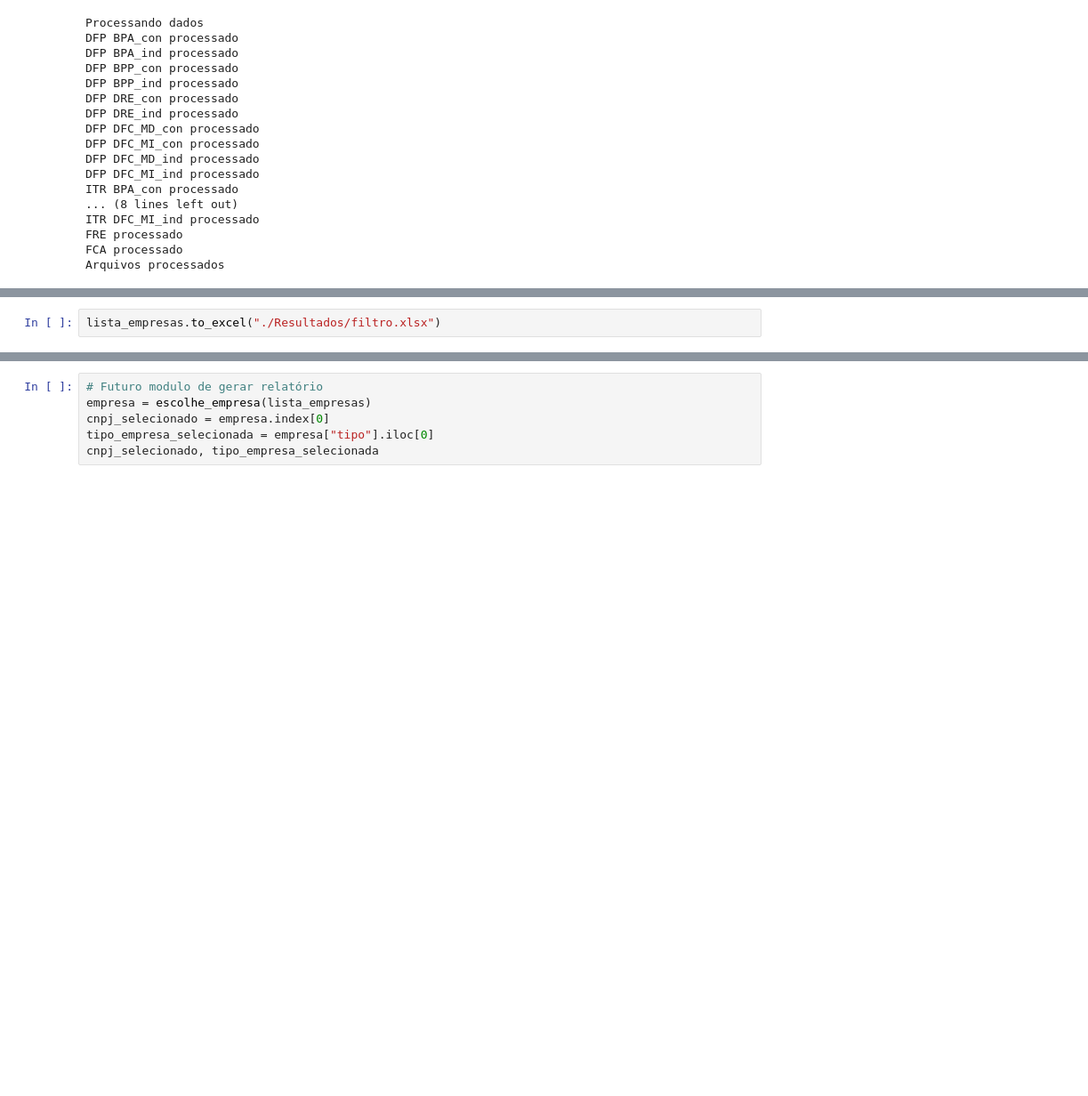
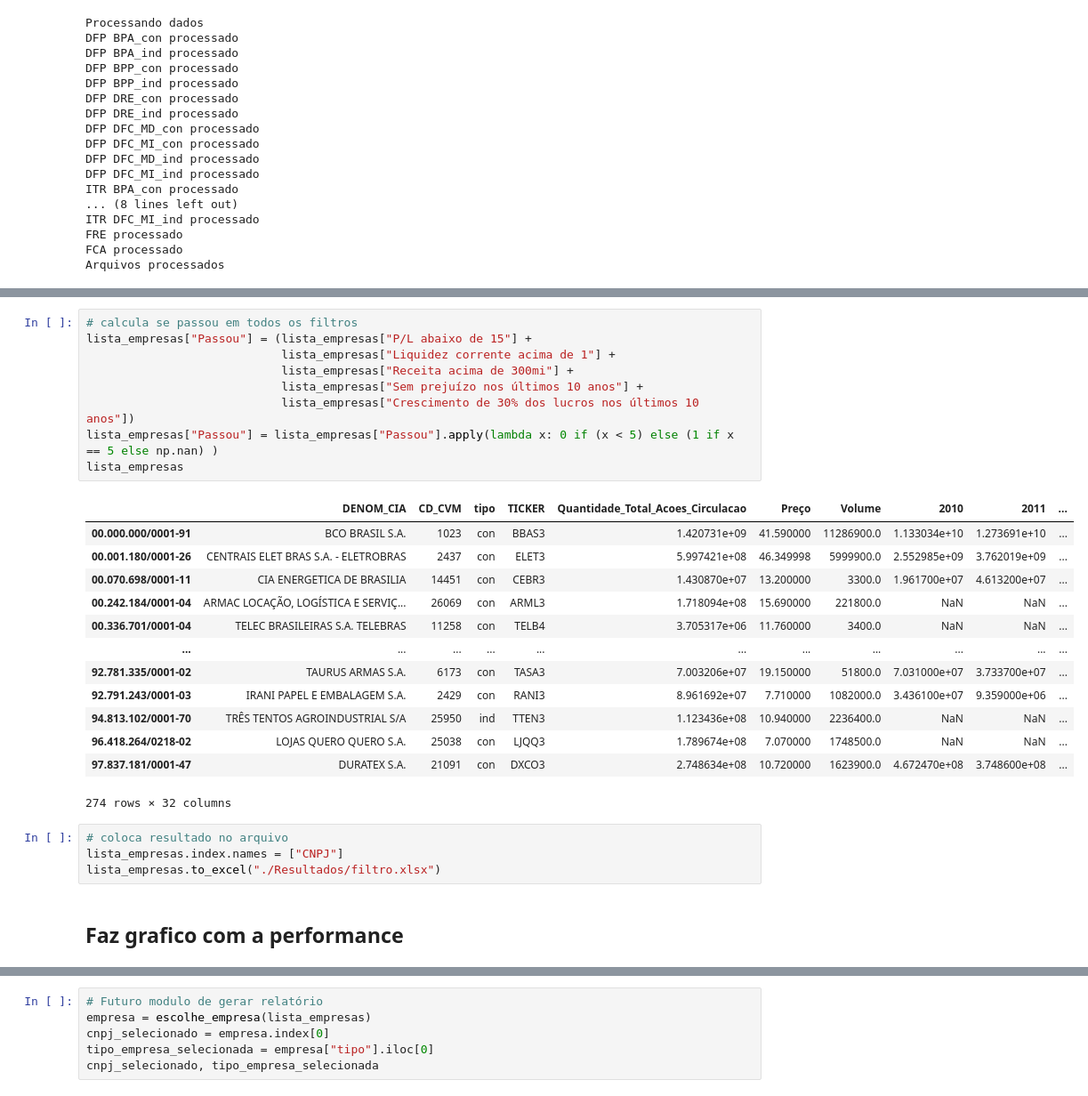
Before and after one commit to ggarmatter/Extrai-dados-CVM, a Jupyter notebook: filtro acoes.ipynb, the cells around one changed output, grey strips where cells are left out. Shown at 89% size. Saved outputs shown, nothing was run; the diff lists cells and outputs as text; blank space fills up the shorter version.

Commit message:
adicionado grafico de performance vs ibov

```diff
--- a/filtro acoes.ipynb
+++ b/filtro acoes.ipynb
@@ -760,2 +761,29 @@ lista_empresas
-# %%
-lista_empresas.to_excel("./Resultados/filtro.xlsx")
+# %%
+# calcula se passou em todos os filtros
+lista_empresas["Passou"] = (lista_empresas["P/L abaixo de 15"] +
+                            lista_empresas["Liquidez corrente acima de 1"] +
+                            lista_empresas["Receita acima de 300mi"] +
+                            lista_empresas["Sem prejuízo nos últimos 10 anos"] +
+                            lista_empresas["Crescimento de 30% dos lucros nos últimos 10 anos"])
+lista_empresas["Passou"] = lista_empresas["Passou"].apply(lambda x: 0 if (x < 5) else (1 if x == 5 else np.nan) )
+lista_empresas
+# %% [output]
+|  | DENOM_CIA | CD_CVM | tipo | TICKER | Quantidade_Total_Acoes_Circulacao | Preço | Volume | 2010 | 2011 | ... |
+| 00.000.000/0001-91 | BCO BRASIL S.A. | 1023 | con | BBAS3 | 1.420731e+09 | 41.590000 | 11286900.0 | 1.133034e+10 | 1.273691e+10 | ... |
+| 00.001.180/0001-26 | CENTRAIS ELET BRAS S.A. - ELETROBRAS | 2437 | con | ELET3 | 5.997421e+08 | 46.349998 | 5999900.0 | 2.552985e+09 | 3.762019e+09 | ... |
+| 00.070.698/0001-11 | CIA ENERGETICA DE BRASILIA | 14451 | con | CEBR3 | 1.430870e+07 | 13.200000 | 3300.0 | 1.961700e+07 | 4.613200e+07 | ... |
+| 00.242.184/0001-04 | ARMAC LOCAÇÃO, LOGÍSTICA E SERVIÇ... | 26069 | con | ARML3 | 1.718094e+08 | 15.690000 | 221800.0 | NaN | NaN | ... |
+| 00.336.701/0001-04 | TELEC BRASILEIRAS S.A. TELEBRAS | 11258 | con | TELB4 | 3.705317e+06 | 11.760000 | 3400.0 | NaN | NaN | ... |
+| ... | ... | ... | ... | ... | ... | ... | ... | ... | ... | ... |
+| 92.781.335/0001-02 | TAURUS ARMAS S.A. | 6173 | con | TASA3 | 7.003206e+07 | 19.150000 | 51800.0 | 7.031000e+07 | 3.733700e+07 | ... |
+| 92.791.243/0001-03 | IRANI PAPEL E EMBALAGEM S.A. | 2429 | con | RANI3 | 8.961692e+07 | 7.710000 | 1082000.0 | 3.436100e+07 | 9.359000e+06 | ... |
+| 94.813.102/0001-70 | TRÊS TENTOS AGROINDUSTRIAL S/A | 25950 | ind | TTEN3 | 1.123436e+08 | 10.940000 | 2236400.0 | NaN | NaN | ... |
+| 96.418.264/0218-02 | LOJAS QUERO QUERO S.A. | 25038 | con | LJQQ3 | 1.789674e+08 | 7.070000 | 1748500.0 | NaN | NaN | ... |
+| 97.837.181/0001-47 | DURATEX S.A. | 21091 | con | DXCO3 | 2.748634e+08 | 10.720000 | 1623900.0 | 4.672470e+08 | 3.748600e+08 | ... |
+274 rows × 32 columns
+# %%
+# coloca resultado no arquivo
+lista_empresas.index.names = ["CNPJ"]
+lista_empresas.to_excel("./Resultados/filtro.xlsx")
+# %% [markdown]
+## Faz grafico com a performance
```
Also changed, not shown: parts of 28 cells of this notebook, 1 other file.
